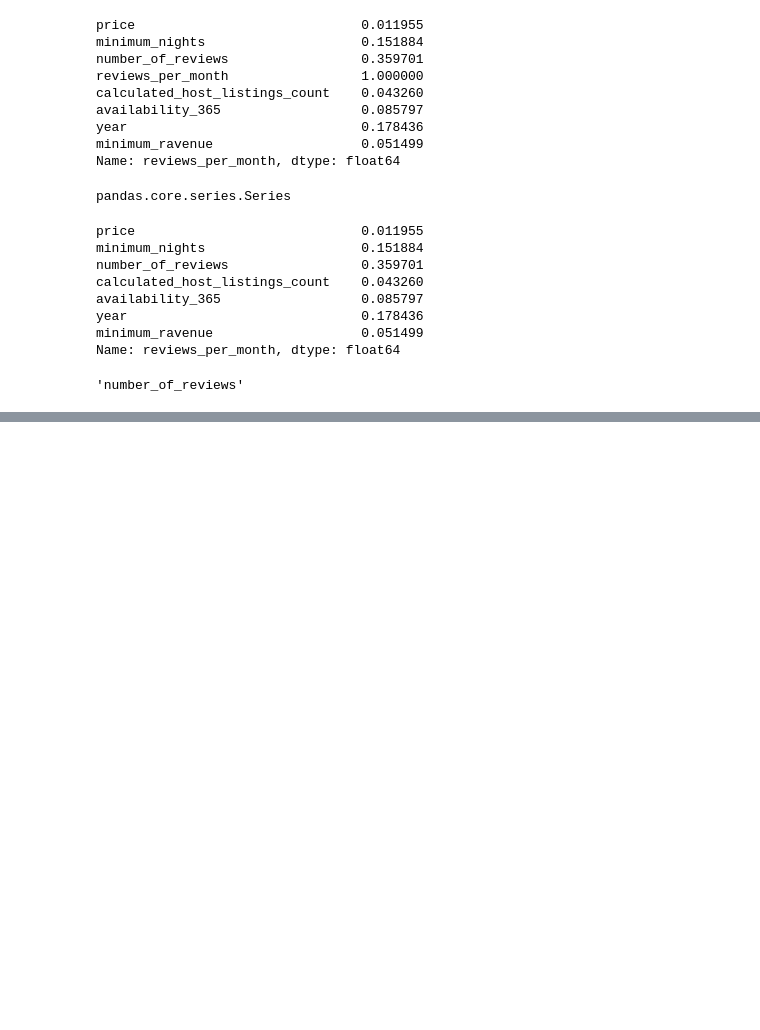
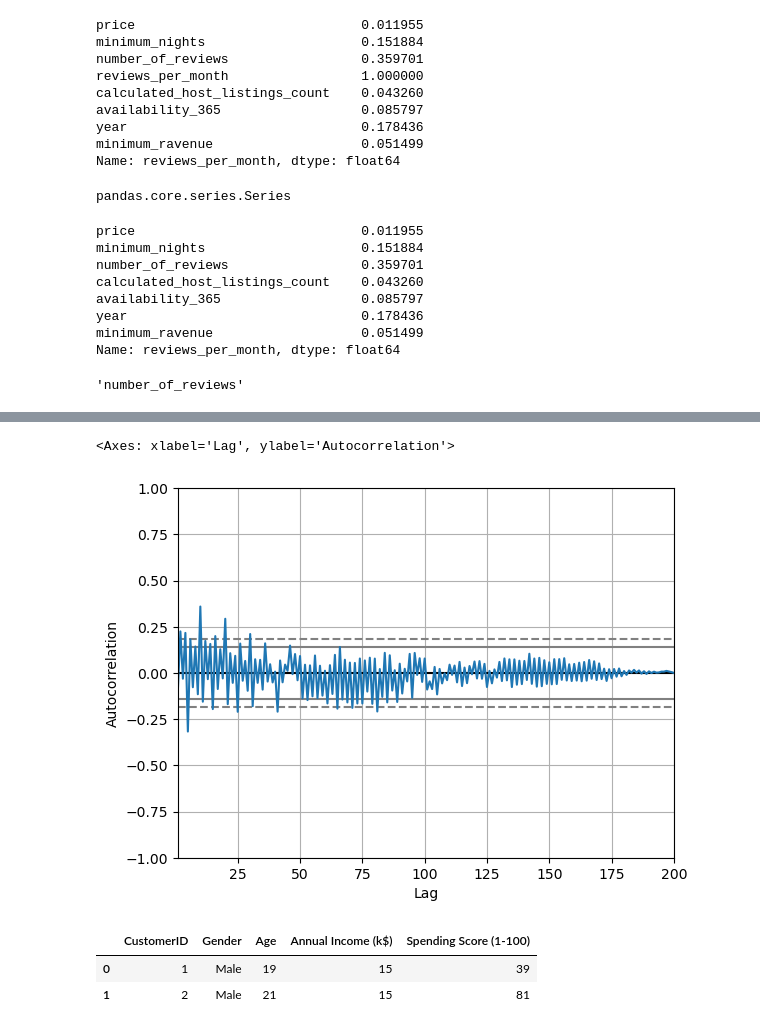
Before and after one commit to nparadina/AlgebraDS, a Jupyter notebook: panda_vjezba.ipynb, the cells around one changed output, grey strips where cells are left out. Saved outputs shown, nothing was run; the diff lists cells and outputs as text; code cells hidden in the pictures; blank space fills up the shorter version.

```diff
--- a/panda_vjezba.ipynb
+++ b/panda_vjezba.ipynb
@@ -615,0 +723,13 @@ testcorr.idxmax()
+# %%
+kupci_df=pd.read_csv(r'C:\Users\nikap\Downloads\Data\Data\Vjezbe_Primjeri\mall_customers.csv')
+# %%
+autocorrelation_plot(kupci_df.Age)
+# %% [output]
+<Axes: xlabel='Lag', ylabel='Autocorrelation'>
+[figure, added]
+# %%
+kupci_df.head(2)
+# %% [output]
+|  | CustomerID | Gender | Age | Annual Income (k$) | Spending Score (1-100) |
+| 0 | 1 | Male | 19 | 15 | 39 |
+| 1 | 2 | Male | 21 | 15 | 81 |
```
Also changed, not shown: parts of 26 cells of this notebook.
